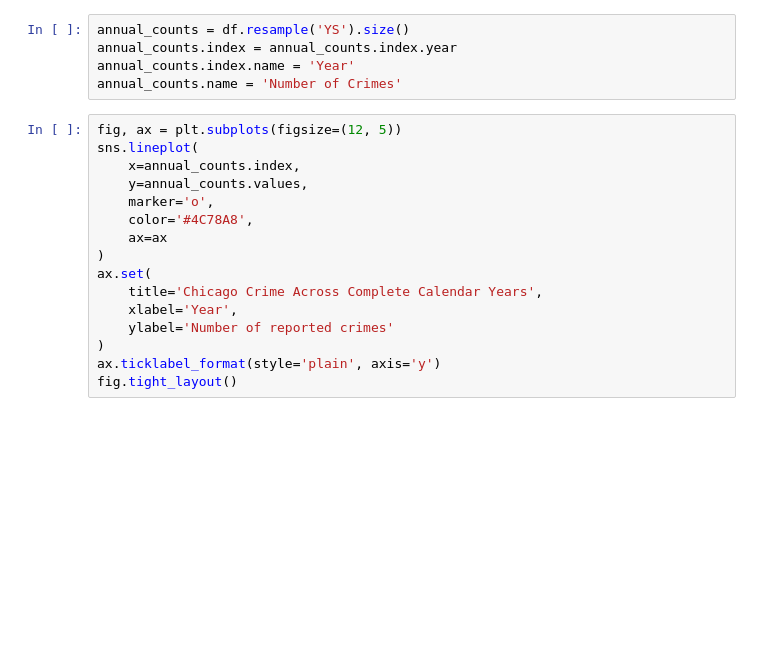
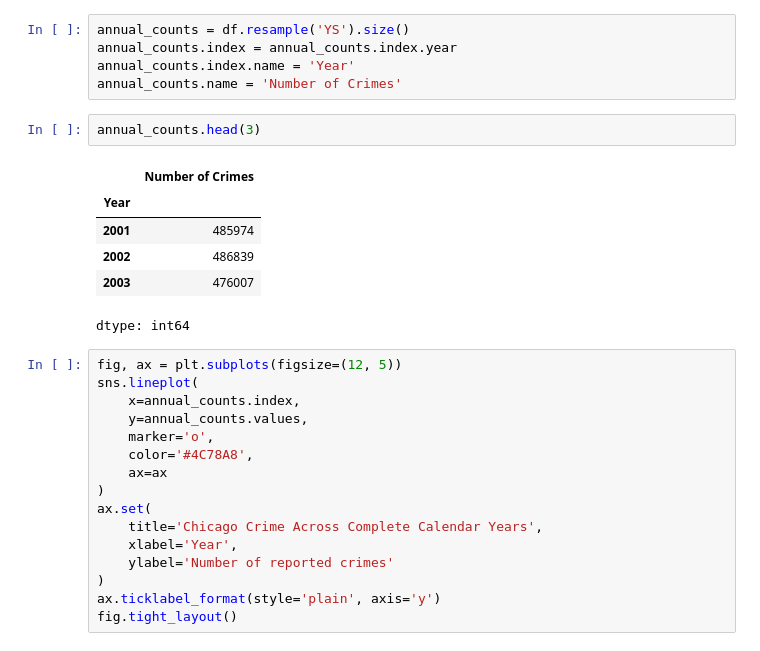
Before and after one commit to swirita/Chicago-Crime-Analysis-and-Forecasting, a Jupyter notebook: notebooks/02_crime_analysis_forecast.ipynb, the cells around one changed output. Cells and saved outputs as stored; diff of their text form; blank space fills up the shorter version.

```diff
--- a/notebooks/02_crime_analysis_forecast.ipynb
+++ b/notebooks/02_crime_analysis_forecast.ipynb
@@ -235,6 +406,15 @@ annual_counts = df.resample('YS').size()
 annual_counts.index = annual_counts.index.year
 annual_counts.index.name = 'Year'
 annual_counts.name = 'Number of Crimes'
+# %%
+annual_counts.head(3)
+# %% [output]
+|  | Number of Crimes |
+| Year |  |
+| 2001 | 485974 |
+| 2002 | 486839 |
+| 2003 | 476007 |
+dtype: int64
 # %%
 fig, ax = plt.subplots(figsize=(12, 5))
 sns.lineplot(
```
Also changed, not shown: parts of 33 cells of this notebook.
